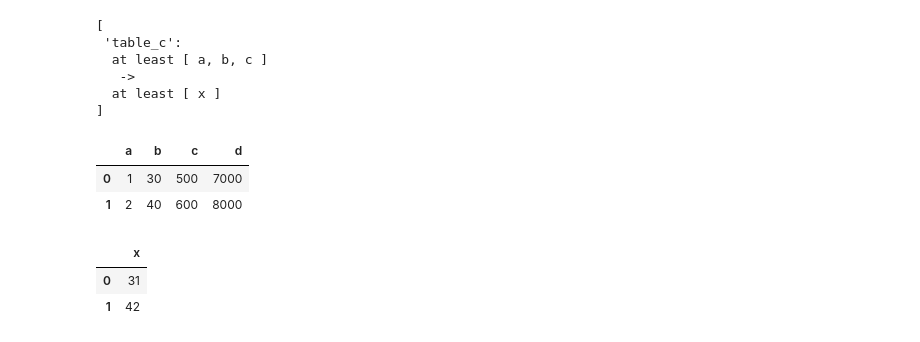
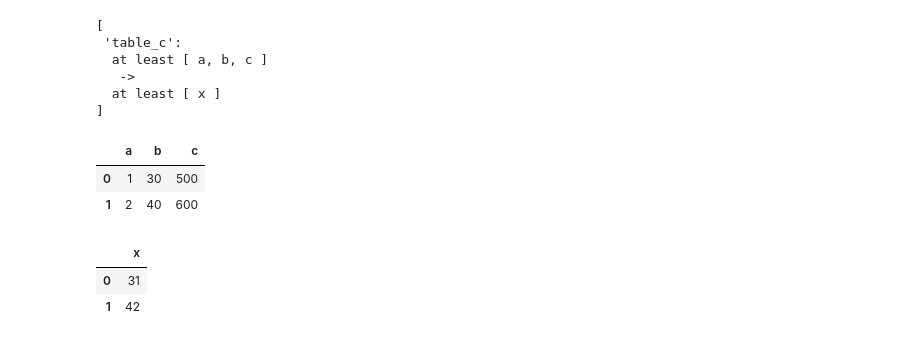
Before and after one commit to WinVector/data_algebra, a Jupyter notebook: Examples/Arrow/ArrowSetSystem.ipynb, the cells around one changed output. Cells and saved outputs as stored; diff of their text form; code cells hidden in the pictures.

```diff
--- a/Examples/Arrow/ArrowSetSystem.ipynb
+++ b/Examples/Arrow/ArrowSetSystem.ipynb
@@ -197,16 +188,15 @@ print(fmt_as_arrow(c))
 # %%
 table_c = pandas.DataFrame({
     'a': [1, 2],
     'b': [30, 40],
     'c': [500, 600],
-    'd': [7000, 8000]
 })
 
 table_c
 # %% [output]
-|  | a | b | c | d |
-| 0 | 1 | 30 | 500 | 7000 |
-| 1 | 2 | 40 | 600 | 8000 |
+|  | a | b | c |
+| 0 | 1 | 30 | 500 |
+| 1 | 2 | 40 | 600 |
 # %%
 c.act_on(table_c)
 # %% [output]
```
Also changed, not shown: parts of 20 cells of this notebook, 8 other files.
